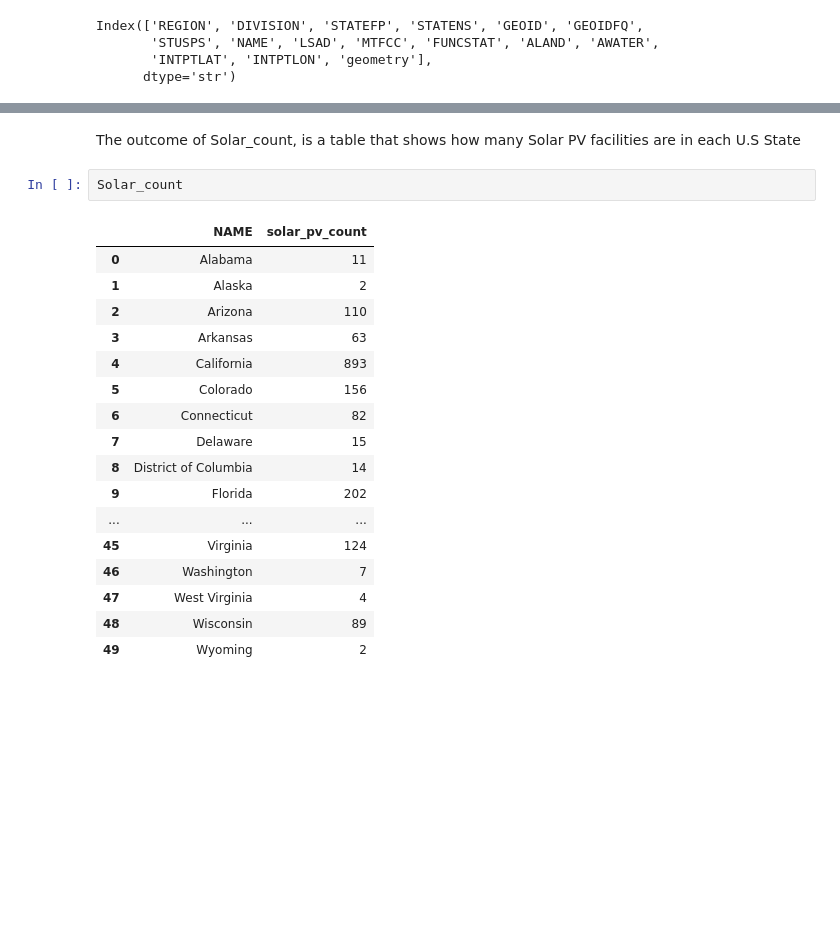
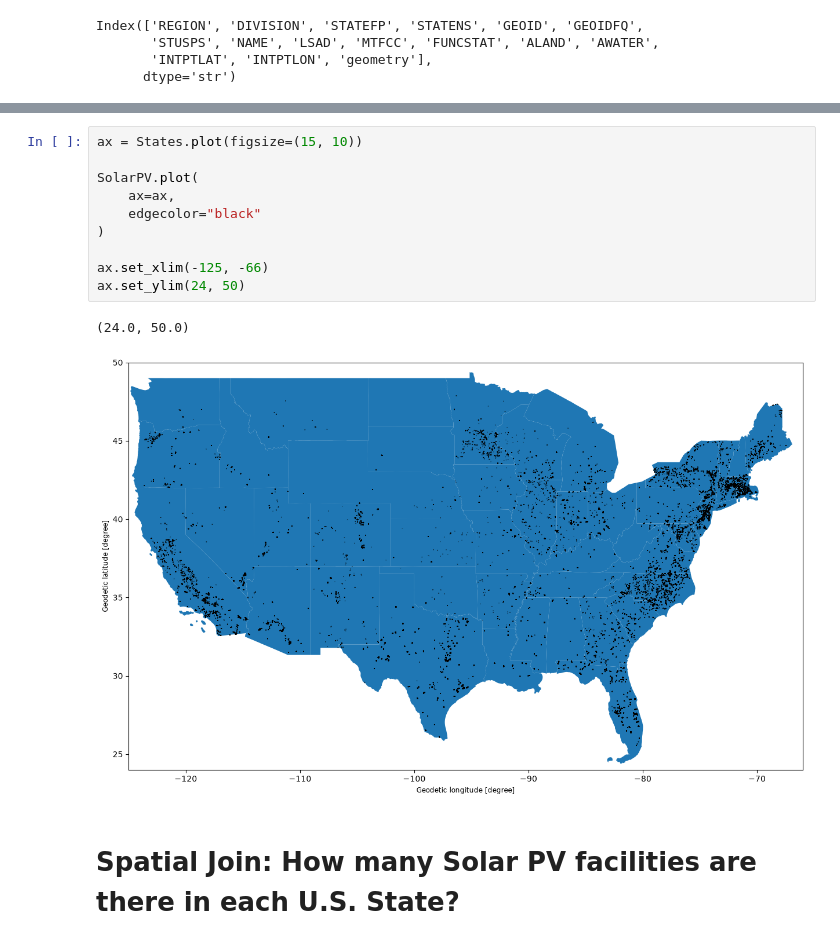
Before and after one commit to oliviapozytko/geog592-opozytko, a Jupyter notebook: homework/week07/homework07.ipynb, the cells around one changed output, grey strips where cells are left out. Saved outputs shown, nothing was run; the diff lists cells and outputs as text; blank space fills up the shorter version.

```diff
--- a/homework/week07/homework07.ipynb
+++ b/homework/week07/homework07.ipynb
@@ -127,22 +127,15 @@ Solar_count = Solar_count.reset_index(name="solar_pv_count") #make the column na
+# %%
+ax = States.plot(figsize=(15, 10))
+
+SolarPV.plot(
+    ax=ax,
+    edgecolor="black"
+)
+
+ax.set_xlim(-125, -66)
+ax.set_ylim(24, 50)
+# %% [output]
+(24.0, 50.0)
+[figure, added]
 # %% [markdown]
-The outcome of Solar_count, is a table that shows how many Solar PV facilities are in each U.S State
+# Spatial Join: How many Solar PV facilities are there in each U.S. State?
-# %%
-Solar_count
-# %% [output]
-|  | NAME | solar_pv_count |
-| 0 | Alabama | 11 |
-| 1 | Alaska | 2 |
-| 2 | Arizona | 110 |
-| 3 | Arkansas | 63 |
-| 4 | California | 893 |
-| 5 | Colorado | 156 |
-| 6 | Connecticut | 82 |
-| 7 | Delaware | 15 |
-| 8 | District of Columbia | 14 |
-| 9 | Florida | 202 |
-| ... | ... | ... |
-| 45 | Virginia | 124 |
-| 46 | Washington | 7 |
-| 47 | West Virginia | 4 |
-| 48 | Wisconsin | 89 |
-| 49 | Wyoming | 2 |
```
Also changed, not shown: parts of 47 cells of this notebook, 3 other files.
